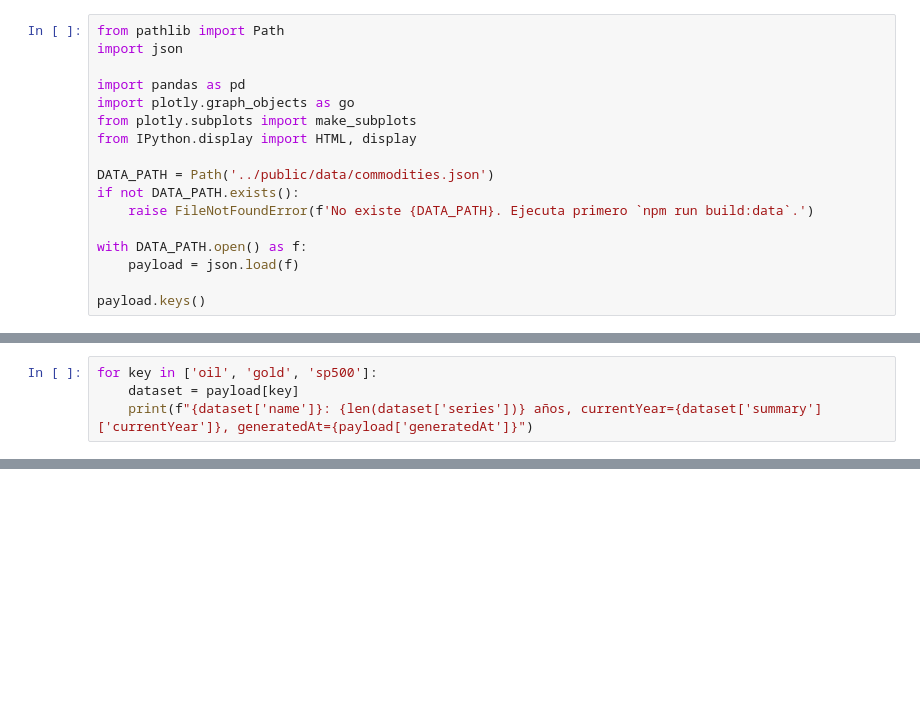
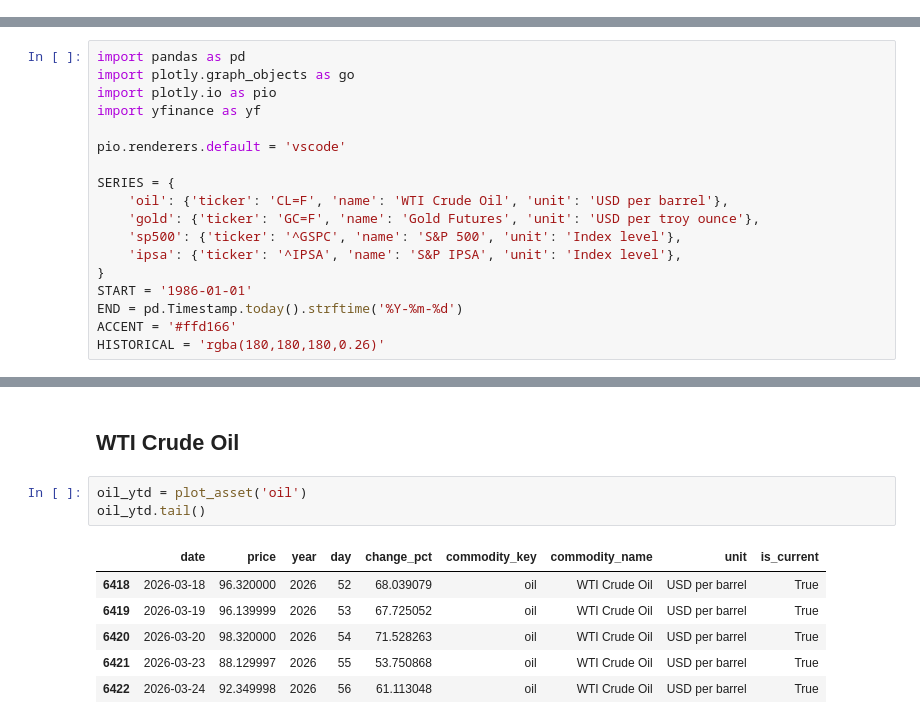
Before and after one commit to sebabecerra/macro-plots, a Jupyter notebook: notebooks/commodity_dashboard.ipynb, the cells around one changed output, grey strips where cells are left out. Saved outputs shown, nothing was run; the diff lists cells and outputs as text; blank space fills up the shorter version.

Commit message:
Add IPSA and align site with Yahoo Finance

```diff
--- a/notebooks/commodity_dashboard.ipynb
+++ b/notebooks/commodity_dashboard.ipynb
@@ -8,17 +0,0 @@ Notebook simple centrado en tres pasos:
-# %%
-from pathlib import Path
-import json
-
-import pandas as pd
-import plotly.graph_objects as go
-from plotly.subplots import make_subplots
-from IPython.display import HTML, display
-
-DATA_PATH = Path('../public/data/commodities.json')
-if not DATA_PATH.exists():
-    raise FileNotFoundError(f'No existe {DATA_PATH}. Ejecuta primero `npm run build:data`.')
-
-with DATA_PATH.open() as f:
-    payload = json.load(f)
-
-payload.keys()
@@ -33,4 +0,0 @@ Leemos el `commodities.json` ya normalizado por el proyecto. Cada commodity trae
-# %%
-for key in ['oil', 'gold', 'sp500']:
-    dataset = payload[key]
-    print(f"{dataset['name']}: {len(dataset['series'])} años, currentYear={dataset['summary']['currentYear']}, generatedAt={payload['generatedAt']}")
@@ -162,0 +7,18 @@ Este notebook está hecho en Python de verdad: la ingesta, el procesamiento y el
+# %%
+import pandas as pd
+import plotly.graph_objects as go
+import plotly.io as pio
+import yfinance as yf
+
+pio.renderers.default = 'vscode'
+
+SERIES = {
+    'oil': {'ticker': 'CL=F', 'name': 'WTI Crude Oil', 'unit': 'USD per barrel'},
+    'gold': {'ticker': 'GC=F', 'name': 'Gold Futures', 'unit': 'USD per troy ounce'},
+    'sp500': {'ticker': '^GSPC', 'name': 'S&P 500', 'unit': 'Index level'},
+    'ipsa': {'ticker': '^IPSA', 'name': 'S&P IPSA', 'unit': 'Index level'},
+}
+START = '1986-01-01'
+END = pd.Timestamp.today().strftime('%Y-%m-%d')
+ACCENT = '#ffd166'
+HISTORICAL = 'rgba(180,180,180,0.26)'
@@ -162,0 +101,12 @@ Este notebook está hecho en Python de verdad: la ingesta, el procesamiento y el
+# %% [markdown]
+## WTI Crude Oil
+# %%
+oil_ytd = plot_asset('oil')
+oil_ytd.tail()
+# %% [output]
+|  | date | price | year | day | change_pct | commodity_key | commodity_name | unit | is_current |
+| 6418 | 2026-03-18 | 96.320000 | 2026 | 52 | 68.039079 | oil | WTI Crude Oil | USD per barrel | True |
+| 6419 | 2026-03-19 | 96.139999 | 2026 | 53 | 67.725052 | oil | WTI Crude Oil | USD per barrel | True |
+| 6420 | 2026-03-20 | 98.320000 | 2026 | 54 | 71.528263 | oil | WTI Crude Oil | USD per barrel | True |
+| 6421 | 2026-03-23 | 88.129997 | 2026 | 55 | 53.750868 | oil | WTI Crude Oil | USD per barrel | True |
+| 6422 | 2026-03-24 | 92.349998 | 2026 | 56 | 61.113048 | oil | WTI Crude Oil | USD per barrel | True |
```
Also changed, not shown: parts of 18 cells of this notebook, 8 other files.
